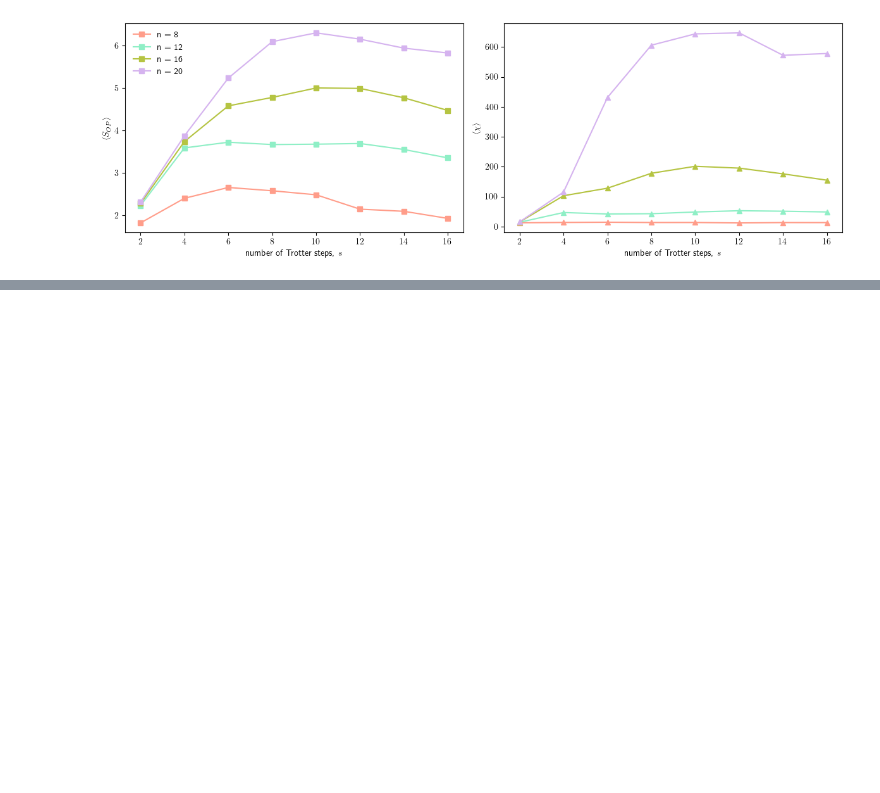
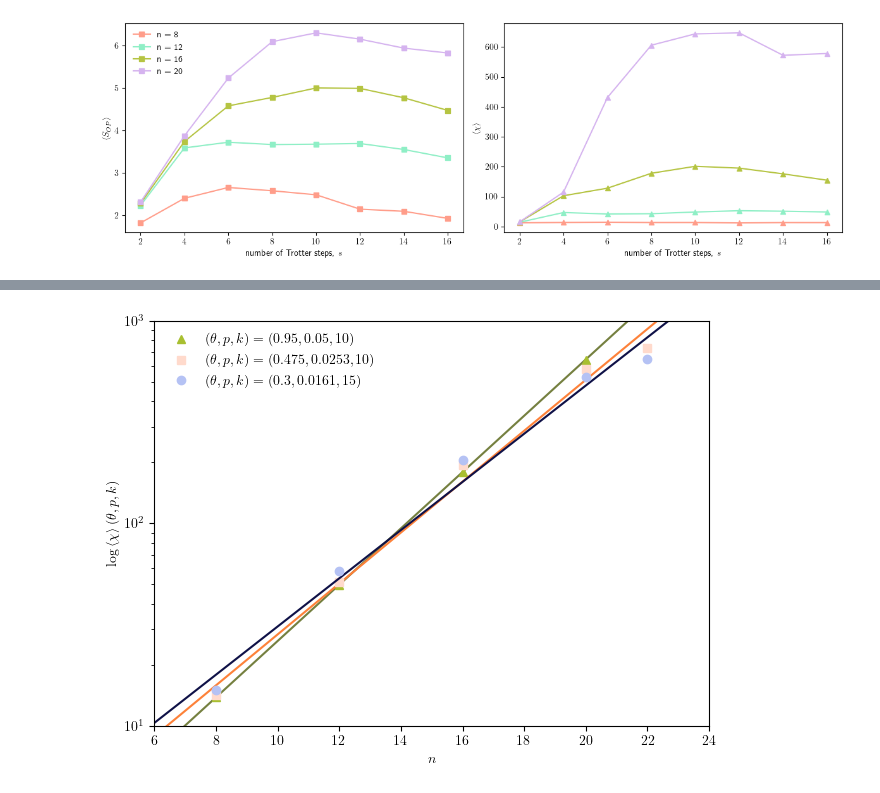
Before and after one commit to bentirher/dmpf_dissipation, a Jupyter notebook: standard_adc/classical_hardness_plot.ipynb, the cells around one changed output, grey strips where cells are left out. Cells and saved outputs as stored; diff of their text form; code cells hidden in the pictures; blank space fills up the shorter version.

```diff
--- a/standard_adc/classical_hardness_plot.ipynb
+++ b/standard_adc/classical_hardness_plot.ipynb
@@ -424,0 +489,57 @@ plt.show()
+# %%
+p = 0.05
+theta = 0.95
+size = [8, 12, 16, 20]
+
+chis_original_point = []
+for n in size:
+    df = pd.read_csv(f'../results/ckt_map_n{n}/map_n{n}_m{n}.csv')
+    chi = df.loc[(df["theta"] == theta) & (df["p"] == p), "chi_mean"]
+    chis_original_point.append(chi)
+
+B, ln_A = np.polyfit(size, np.log(chis_original_point), 1)
+A = np.exp(ln_A)
+
+def y_fit(x):
+    return A * np.exp(B * x)
+
+df = pd.read_csv(f'../results/ckt_candA/depth_cA.csv')
+chis_candA = df["chi_mean"]
+
+B_candA, ln_A_candA = np.polyfit(size + [22], np.log(chis_candA), 1)
+A_candA = np.exp(ln_A_candA)
+
+def y_fit_candA(x):
+    return A_candA * np.exp(B_candA * x)
+
+df = pd.read_csv(f'../results/ckt_candB/depth_cB.csv')
+chis_candB = df["chi_mean"]
+
+B_candB, ln_A_candB = np.polyfit(size + [22], np.log(chis_candB), 1)
+A_candB = np.exp(ln_A_candB)
+
+def y_fit_candB(x):
+    return A_candB * np.exp(B_candB * x)
+
+x = np.linspace(0,50,100)
+plt.plot(x, y_fit(x), color = "#758040", linestyle = "solid")
+plt.plot(size, chis_original_point, color = "#a8bf30", marker = "^", linestyle = "none", label = r"$(\theta, p, k) = (0.95, 0.05, 10)$")
+plt.plot(x, y_fit(30)*np.ones(len(x)), linestyle = "dashed", color = "darkgrey")
+
+plt.plot(x, y_fit_candA(x), color = "#fd8139", linestyle = "solid")
+plt.plot(size + [22], chis_candA, color = "#ffdacc", marker = "s", linestyle = "none", label = r"$(\theta, p, k) = (0.475, 0.0253, 10)$")
+
+plt.plot(x, y_fit_candB(x), color = "#0f1147", linestyle = "solid")
+plt.plot(size + [22], chis_candB, color = "#b5c2f4", marker = "o", linestyle = "none", label = r"$(\theta, p, k) = (0.3, 0.0161, 15)$")
+
+plt.xlabel("$n$")
+plt.ylabel(f"$\\log \\left\\langle \\chi \\right\\rangle (\\theta, p, k)$")
+plt.yscale("log")
+plt.xlim([6, 24])
+plt.ylim([10**1, 10**3])
+plt.legend(frameon = False)
+plt.tight_layout()
+plt.savefig(f"../results/[ZOOM]other_candidates_bond_dimension_scaling.png", bbox_inches='tight', transparent = True)
+plt.show()
+# %% [output]
+[figure, added]
```
Also changed, not shown: parts of 3 cells of this notebook, 6 other files.
